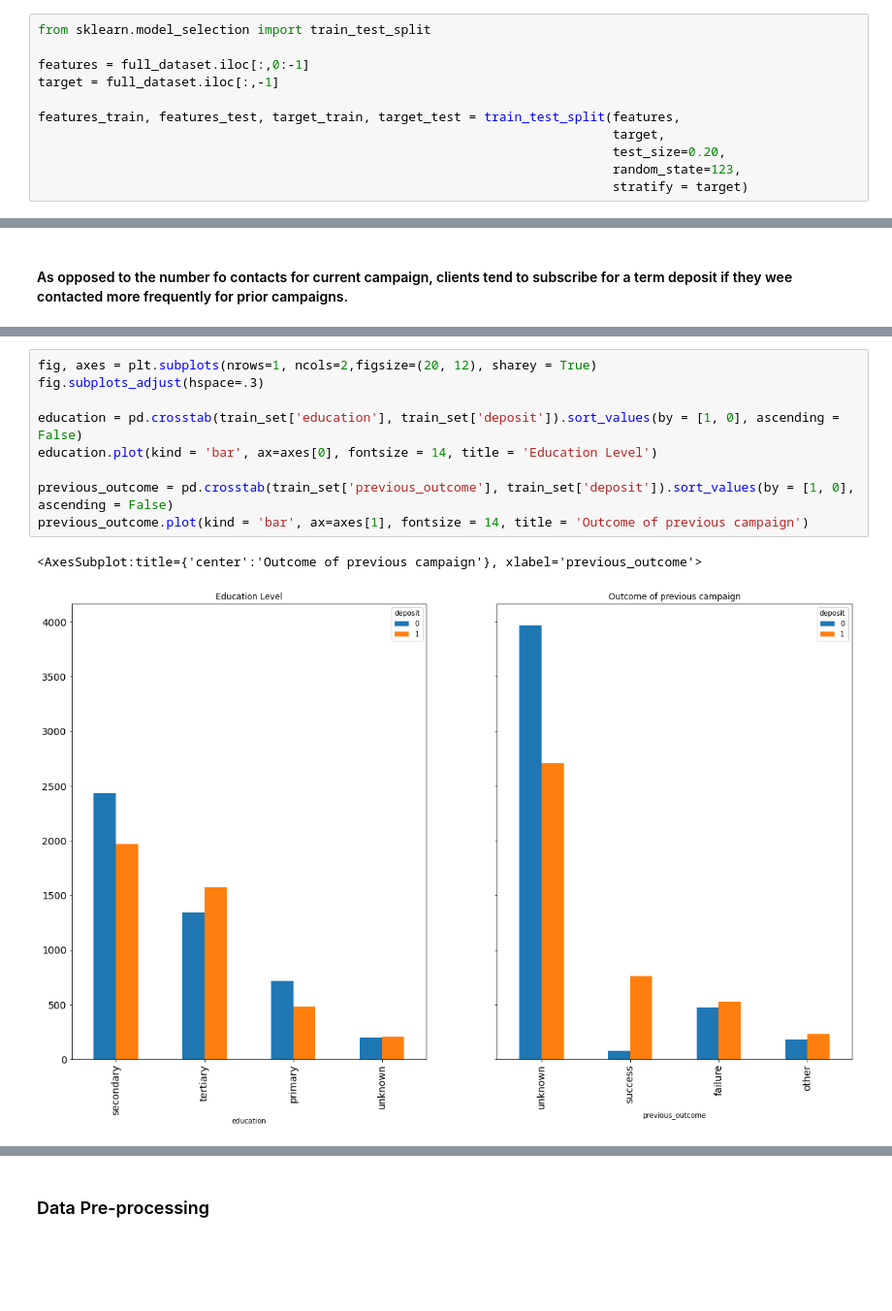
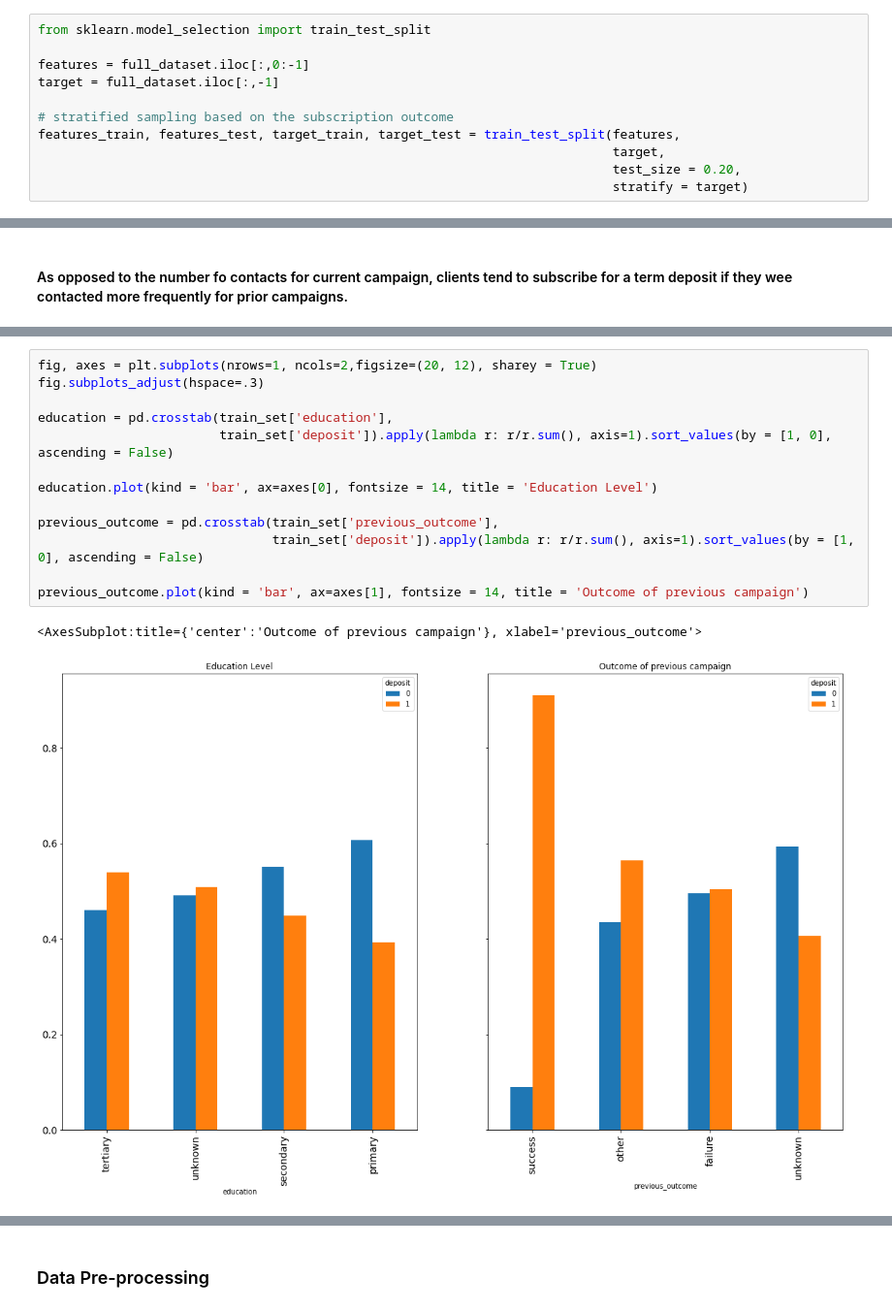
Before and after one commit to Solihin-k/bank_marketing, a Jupyter notebook: Bank_Marketing_Strategy.ipynb, the cells around one changed output, grey strips where cells are left out. Shown: that part at 97% size. Drawn from its saved outputs; the diff is of its cells as text; blank space fills up the shorter version.

```diff
--- a/Bank_Marketing_Strategy.ipynb
+++ b/Bank_Marketing_Strategy.ipynb
@@ -196,8 +195,8 @@ from sklearn.model_selection import train_test_split
 features = full_dataset.iloc[:,0:-1]
 target = full_dataset.iloc[:,-1]
 
+# stratified sampling based on the subscription outcome
 features_train, features_test, target_train, target_test = train_test_split(features,
                                                                             target,
-                                                                            test_size=0.20,
-                                                                            random_state=123,
+                                                                            test_size = 0.20,
                                                                             stratify = target)
@@ -352,12 +384,16 @@ contact.plot(kind = 'bar', ax=axes[1], fontsize = 14, title = 'Mode of contact')
 # %%
 fig, axes = plt.subplots(nrows=1, ncols=2,figsize=(20, 12), sharey = True)
 fig.subplots_adjust(hspace=.3)
 
-education = pd.crosstab(train_set['education'], train_set['deposit']).sort_values(by = [1, 0], ascending = False)
+education = pd.crosstab(train_set['education'],
+                        train_set['deposit']).apply(lambda r: r/r.sum(), axis=1).sort_values(by = [1, 0], ascending = False)
+
 education.plot(kind = 'bar', ax=axes[0], fontsize = 14, title = 'Education Level')
 
-previous_outcome = pd.crosstab(train_set['previous_outcome'], train_set['deposit']).sort_values(by = [1, 0], ascending = False)
+previous_outcome = pd.crosstab(train_set['previous_outcome'],
+                               train_set['deposit']).apply(lambda r: r/r.sum(), axis=1).sort_values(by = [1, 0], ascending = False)
+
 previous_outcome.plot(kind = 'bar', ax=axes[1], fontsize = 14, title = 'Outcome of previous campaign')
 # %% [output]
 <AxesSubplot:title={'center':'Outcome of previous campaign'}, xlabel='previous_outcome'>
-[figure, old version]
+[figure, new version]
```
Also changed, not shown: parts of 58 cells of this notebook.
